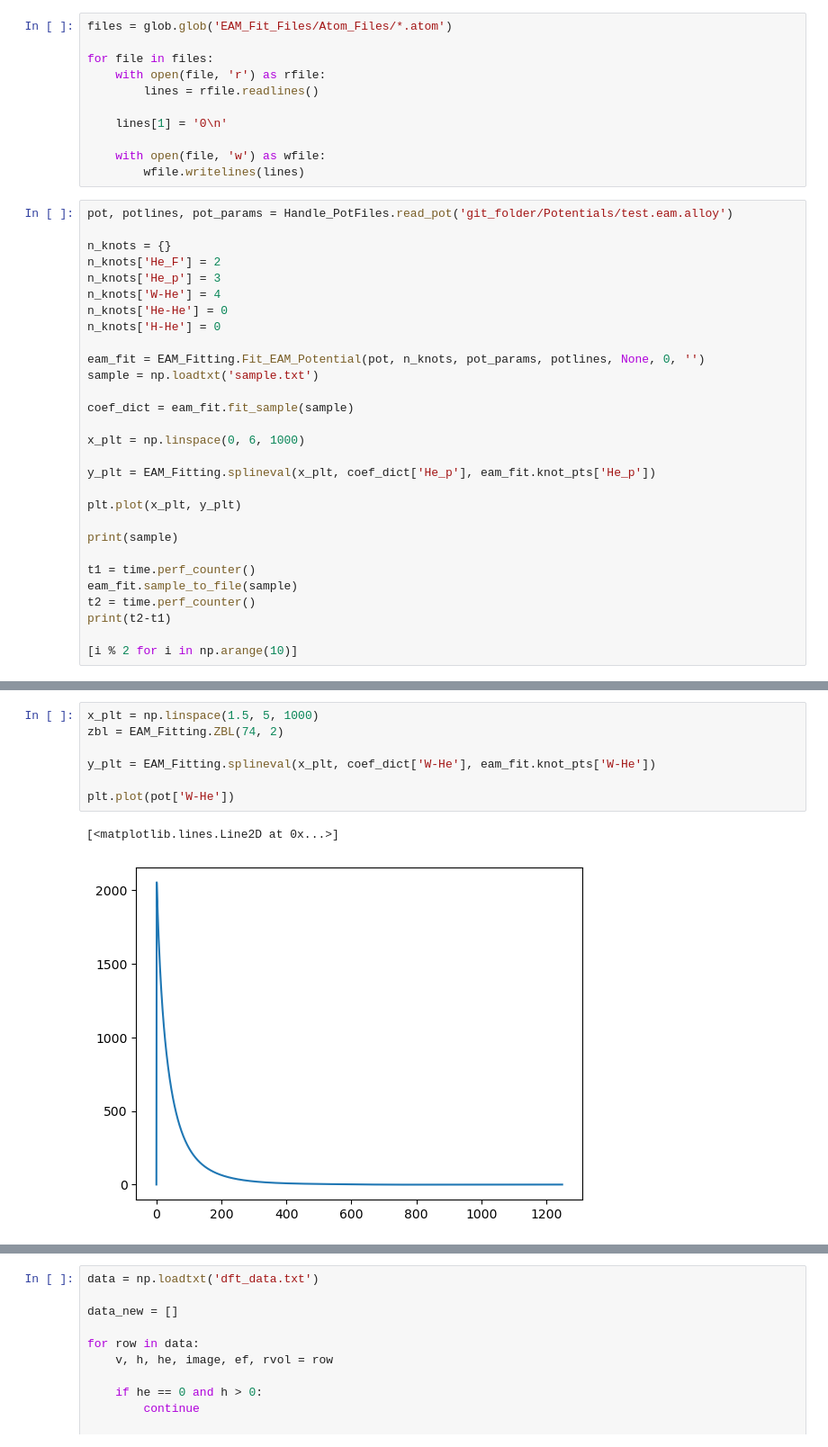
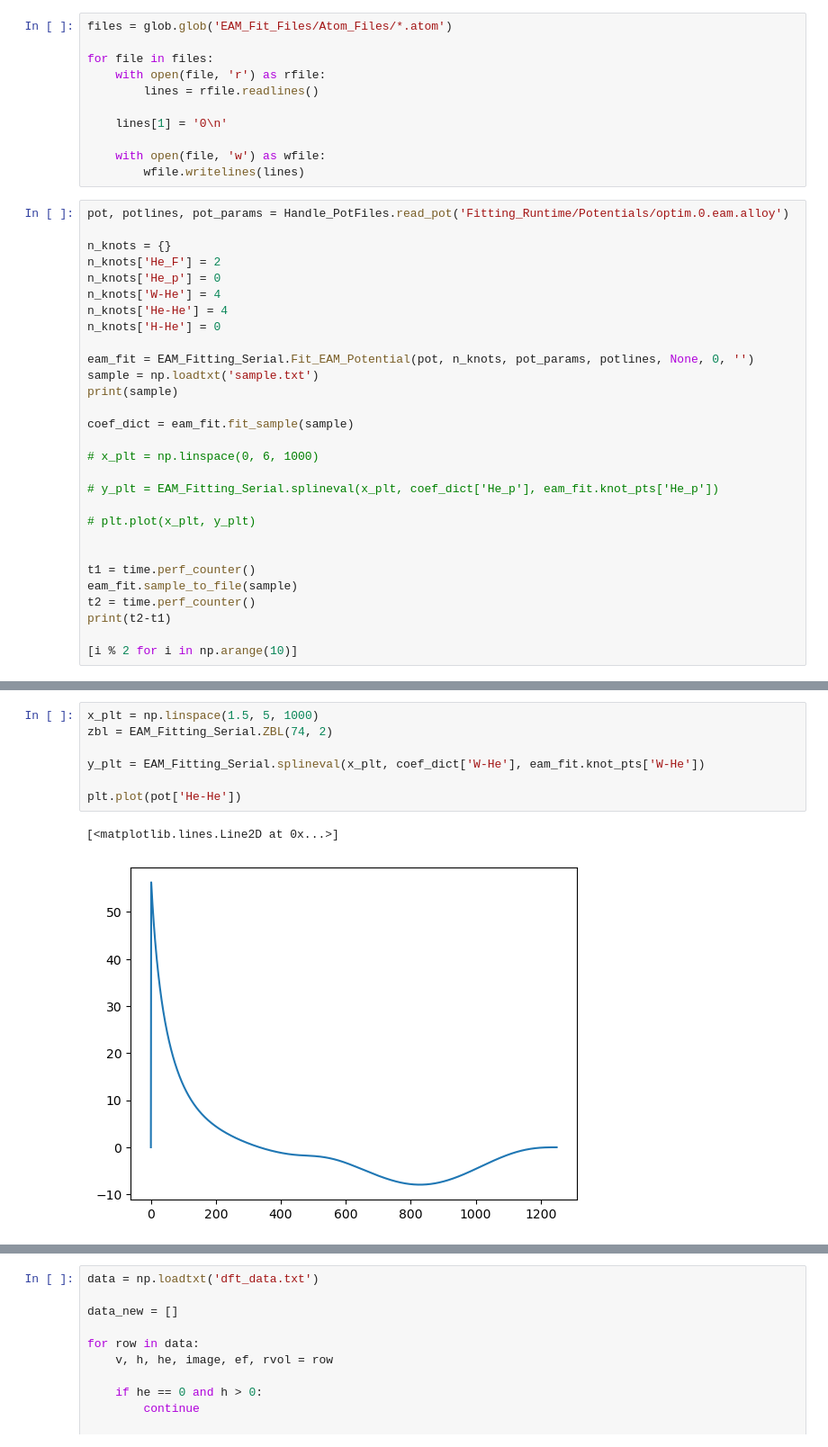
Before and after one commit to Samanyu-T/Lammps_MD, a Jupyter notebook: Jupyter_Notebooks/Development.ipynb, the cells around one changed output, grey strips where cells are left out. Shown at 90% size. Cells and saved outputs as stored; diff of their text form.

```diff
--- a/Jupyter_Notebooks/Development.ipynb
+++ b/Jupyter_Notebooks/Development.ipynb
@@ -25,27 +55,27 @@ for file in files:
     with open(file, 'w') as wfile:
         wfile.writelines(lines)
 # %%
-pot, potlines, pot_params = Handle_PotFiles.read_pot('git_folder/Potentials/test.eam.alloy')
+pot, potlines, pot_params = Handle_PotFiles.read_pot('Fitting_Runtime/Potentials/optim.0.eam.alloy')
 
 n_knots = {}
 n_knots['He_F'] = 2
-n_knots['He_p'] = 3
+n_knots['He_p'] = 0
 n_knots['W-He'] = 4
-n_knots['He-He'] = 0
+n_knots['He-He'] = 4
 n_knots['H-He'] = 0
 
-eam_fit = EAM_Fitting.Fit_EAM_Potential(pot, n_knots, pot_params, potlines, None, 0, '')
+eam_fit = EAM_Fitting_Serial.Fit_EAM_Potential(pot, n_knots, pot_params, potlines, None, 0, '')
 sample = np.loadtxt('sample.txt')
+print(sample)
 
 coef_dict = eam_fit.fit_sample(sample)
 
-x_plt = np.linspace(0, 6, 1000)
+# x_plt = np.linspace(0, 6, 1000)
 
-y_plt = EAM_Fitting.splineval(x_plt, coef_dict['He_p'], eam_fit.knot_pts['He_p'])
+# y_plt = EAM_Fitting_Serial.splineval(x_plt, coef_dict['He_p'], eam_fit.knot_pts['He_p'])
 
-plt.plot(x_plt, y_plt)
+# plt.plot(x_plt, y_plt)
 
-print(sample)
 
 t1 = time.perf_counter()
 eam_fit.sample_to_file(sample)
@@ -73,13 +103,13 @@ plt.plot(pot['He_F'])
 # %%
 x_plt = np.linspace(1.5, 5, 1000)
-zbl = EAM_Fitting.ZBL(74, 2)
+zbl = EAM_Fitting_Serial.ZBL(74, 2)
 
-y_plt = EAM_Fitting.splineval(x_plt, coef_dict['W-He'], eam_fit.knot_pts['W-He'])
+y_plt = EAM_Fitting_Serial.splineval(x_plt, coef_dict['W-He'], eam_fit.knot_pts['W-He'])
 
-plt.plot(pot['W-He'])
+plt.plot(pot['He-He'])
 # %% [output]
 [<matplotlib.lines.Line2D at 0x...>]
-[figure, old version]
+[figure, new version]
 # %%
 plt.plot(pot['He_F'])
 # %% [output]
```
Also changed, not shown: parts of 5 cells of this notebook, 12 other files.
